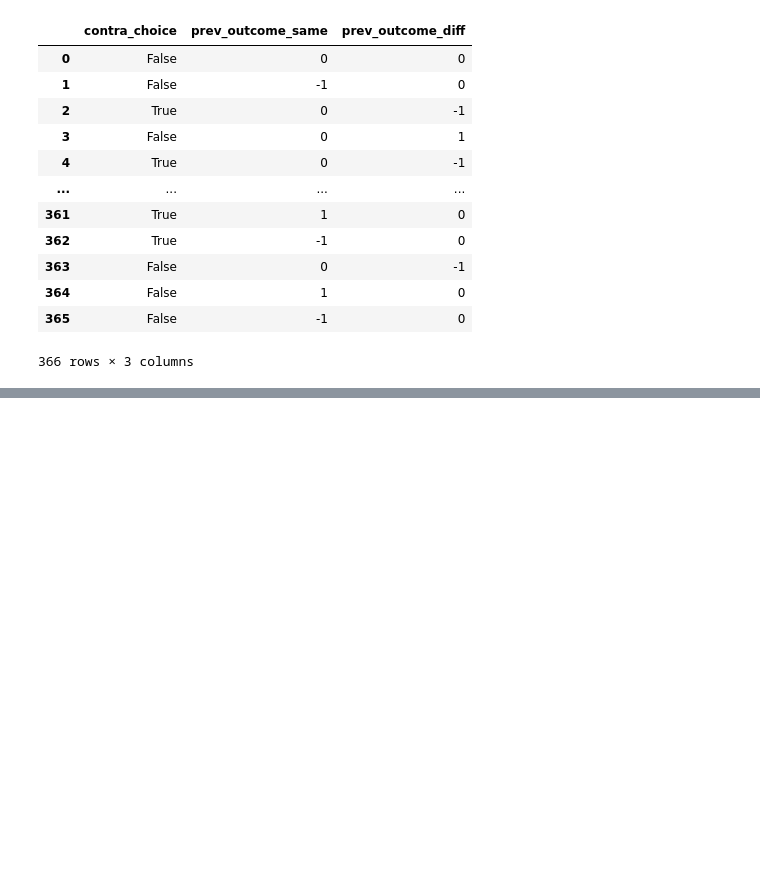
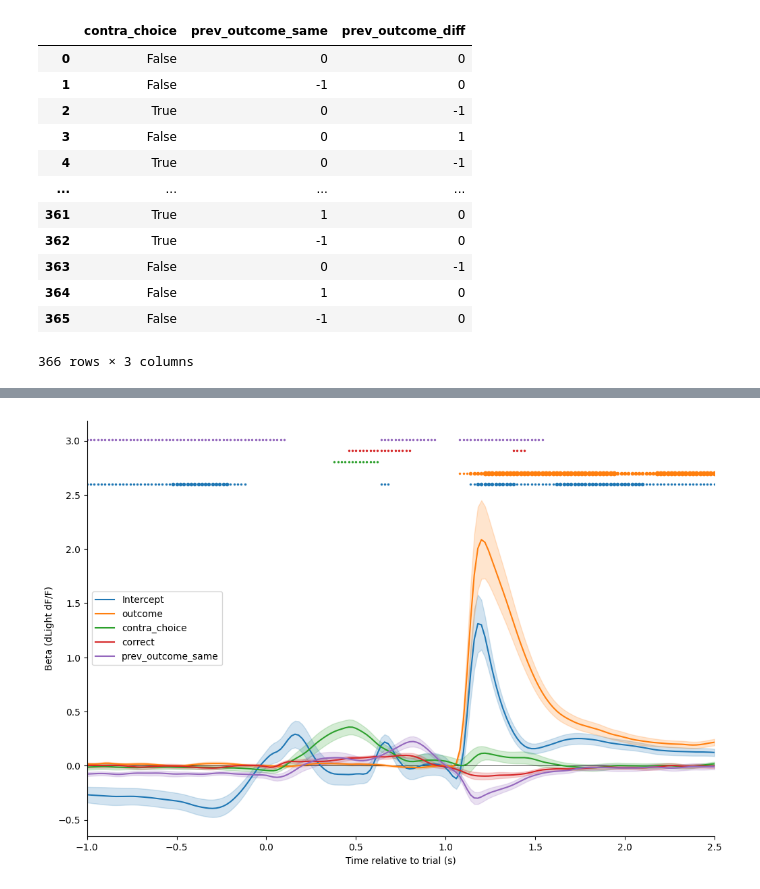
Before and after one commit to cognitive-circuits/photometry_analysis, a Jupyter notebook: photometry_analysis.ipynb, the cells around one changed output, grey strips where cells are left out. Saved outputs shown, nothing was run; the diff lists cells and outputs as text; code cells hidden in the pictures; blank space fills up the shorter version.

```diff
--- a/photometry_analysis.ipynb
+++ b/photometry_analysis.ipynb
@@ -313,0 +373,4 @@ an.regression_analysis(sessions_df, formula="outcome+contra_choice+correct", ali
+# %%
+an.regression_analysis(sessions_df, formula="outcome + contra_choice + correct + prev_outcome_same", alignment="trial")
+# %% [output]
+[figure, added]
```
Also changed, not shown: parts of 20 cells of this notebook, 3 other files.
